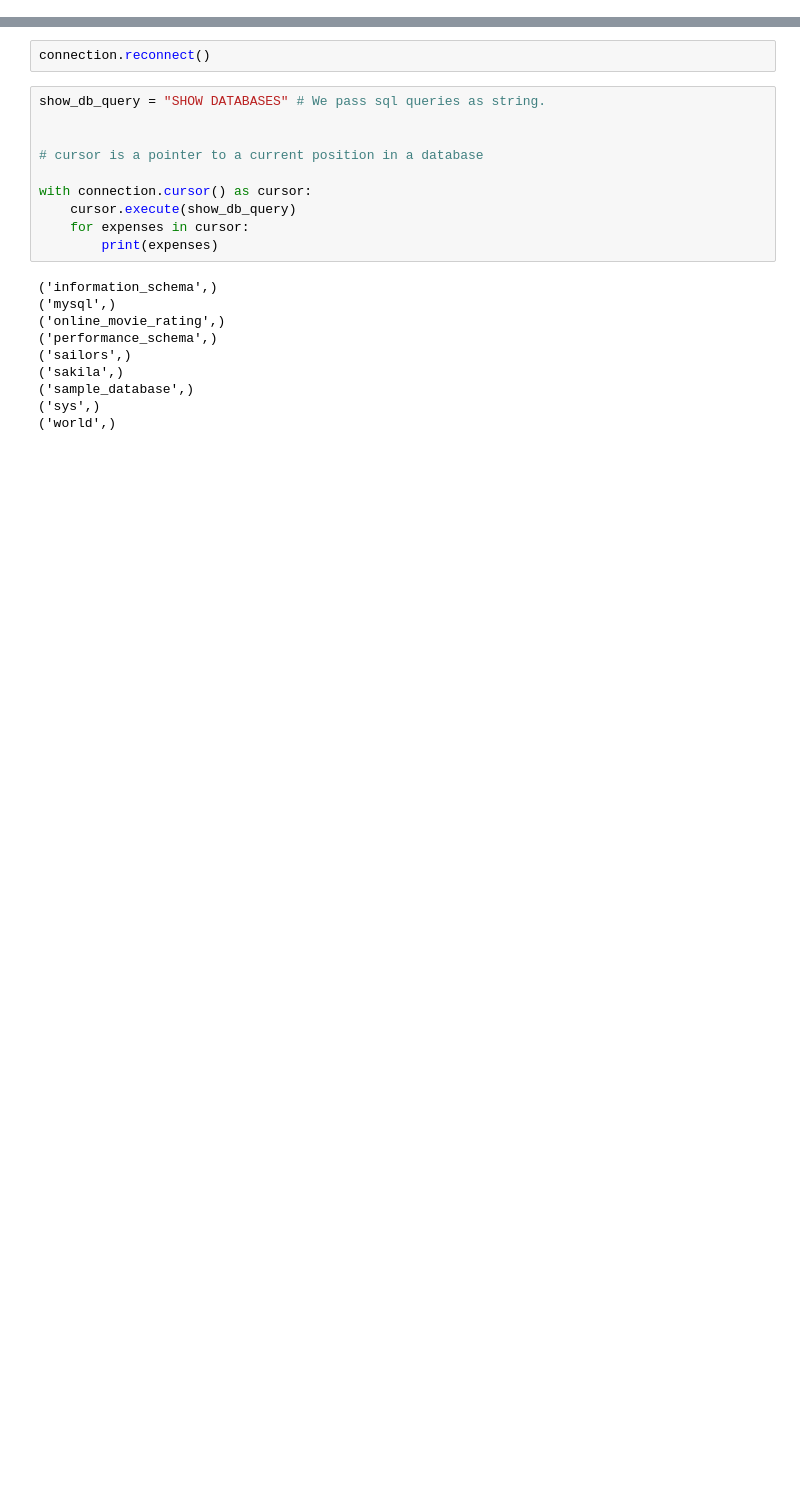
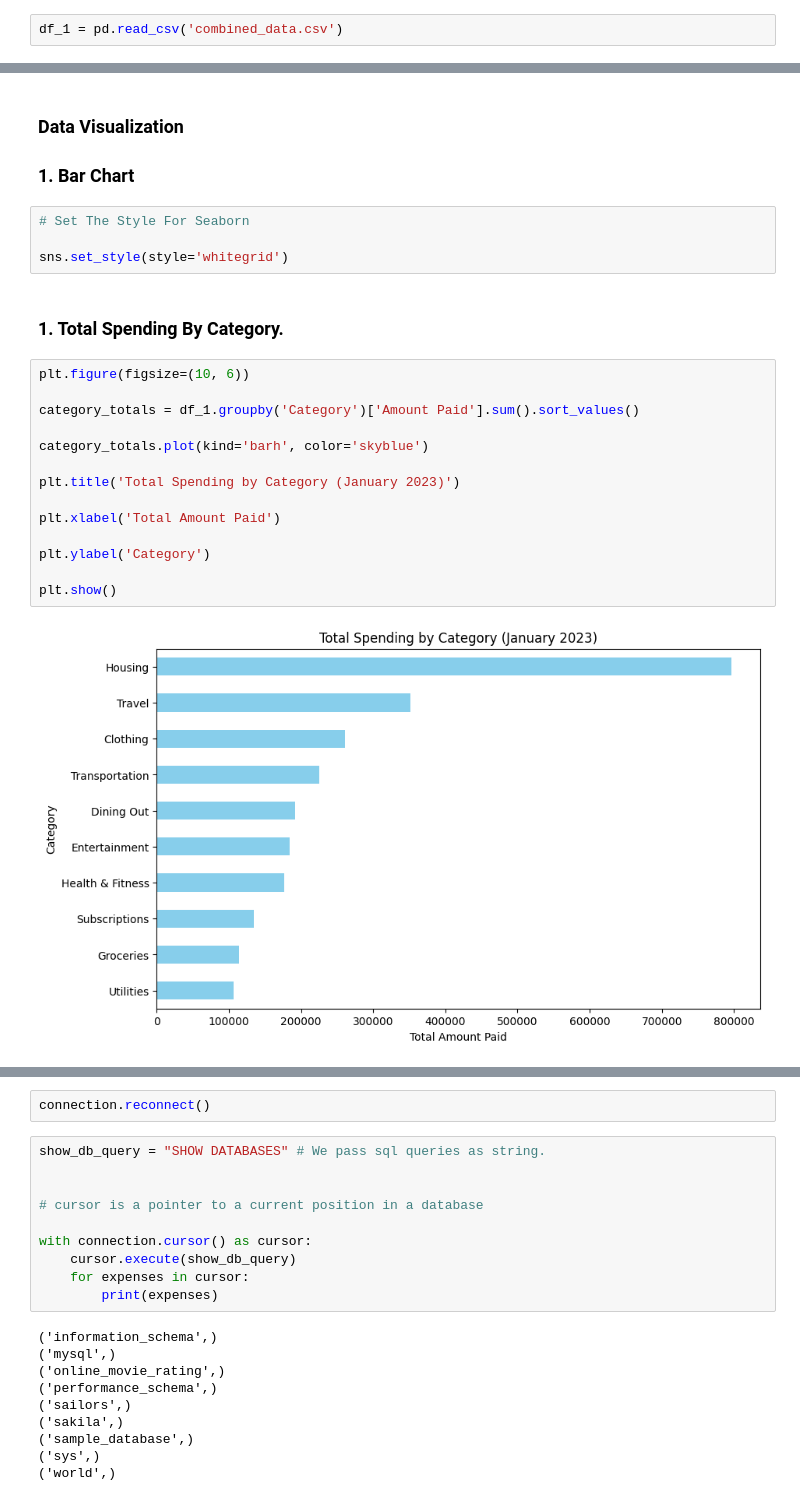
Before and after one commit to Grishthehandler/Analyze_Personal_Expenses, a Jupyter notebook: src/expenses_tracker.ipynb, the cells around one changed output, grey strips where cells are left out. Drawn from its saved outputs; the diff is of its cells as text; blank space fills up the shorter version.

```diff
--- a/src/expenses_tracker.ipynb
+++ b/src/expenses_tracker.ipynb
@@ -34,0 +275,2 @@ except Error as e:
+# %%
+df_1 = pd.read_csv('combined_data.csv')
@@ -34,0 +385,26 @@ except Error as e:
+# %% [markdown]
+### Data Visualization
+
+### 1. Bar Chart
+# %%
+# Set The Style For Seaborn
+
+sns.set_style(style='whitegrid')
+# %% [markdown]
+### 1. Total Spending By Category.
+# %%
+plt.figure(figsize=(10, 6))
+
+category_totals = df_1.groupby('Category')['Amount Paid'].sum().sort_values()
+
+category_totals.plot(kind='barh', color='skyblue')
+
+plt.title('Total Spending by Category (January 2023)')
+
+plt.xlabel('Total Amount Paid')
+
+plt.ylabel('Category')
+
+plt.show()
+# %% [output]
+[figure, added]
```
Also changed, not shown: parts of 38 cells of this notebook, 28 other files.
